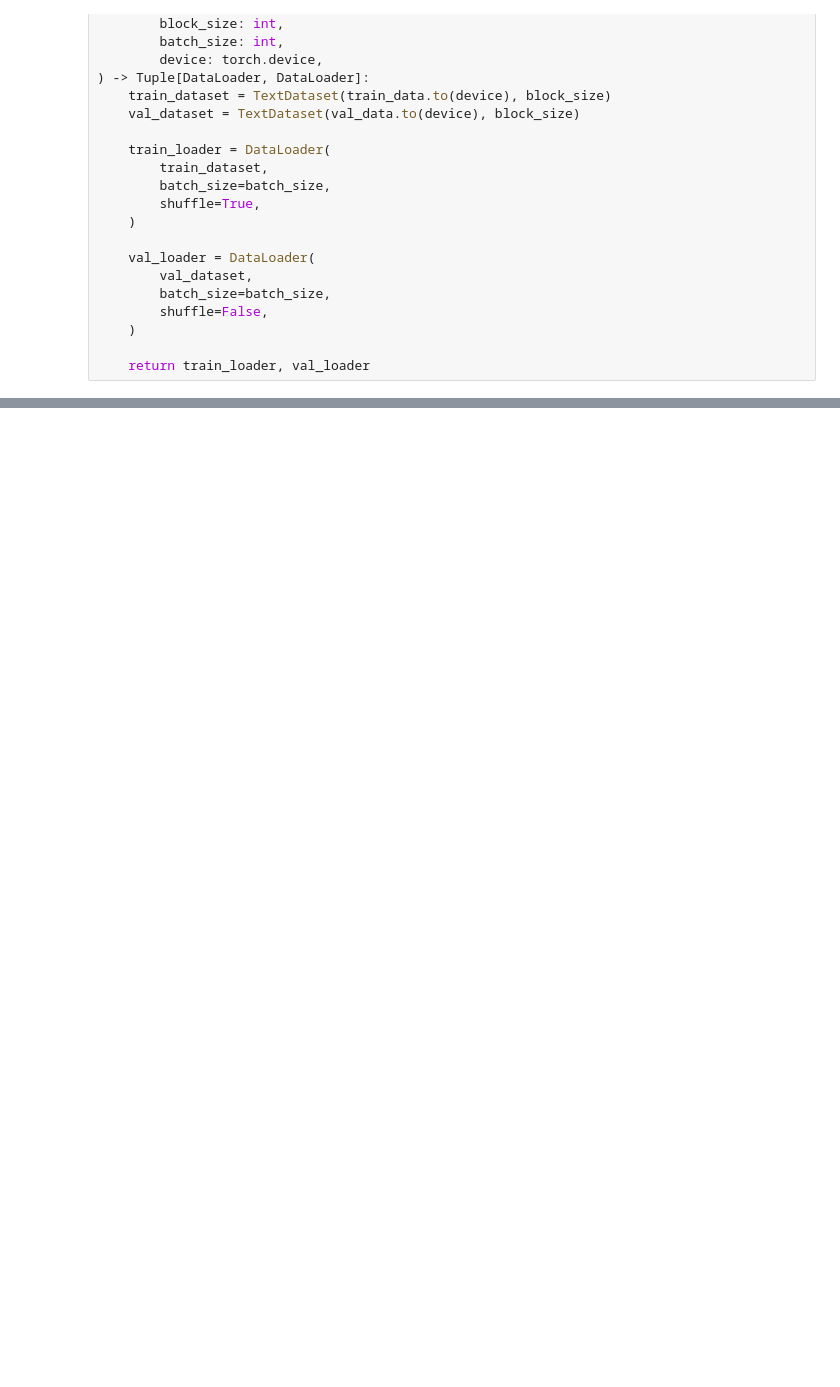
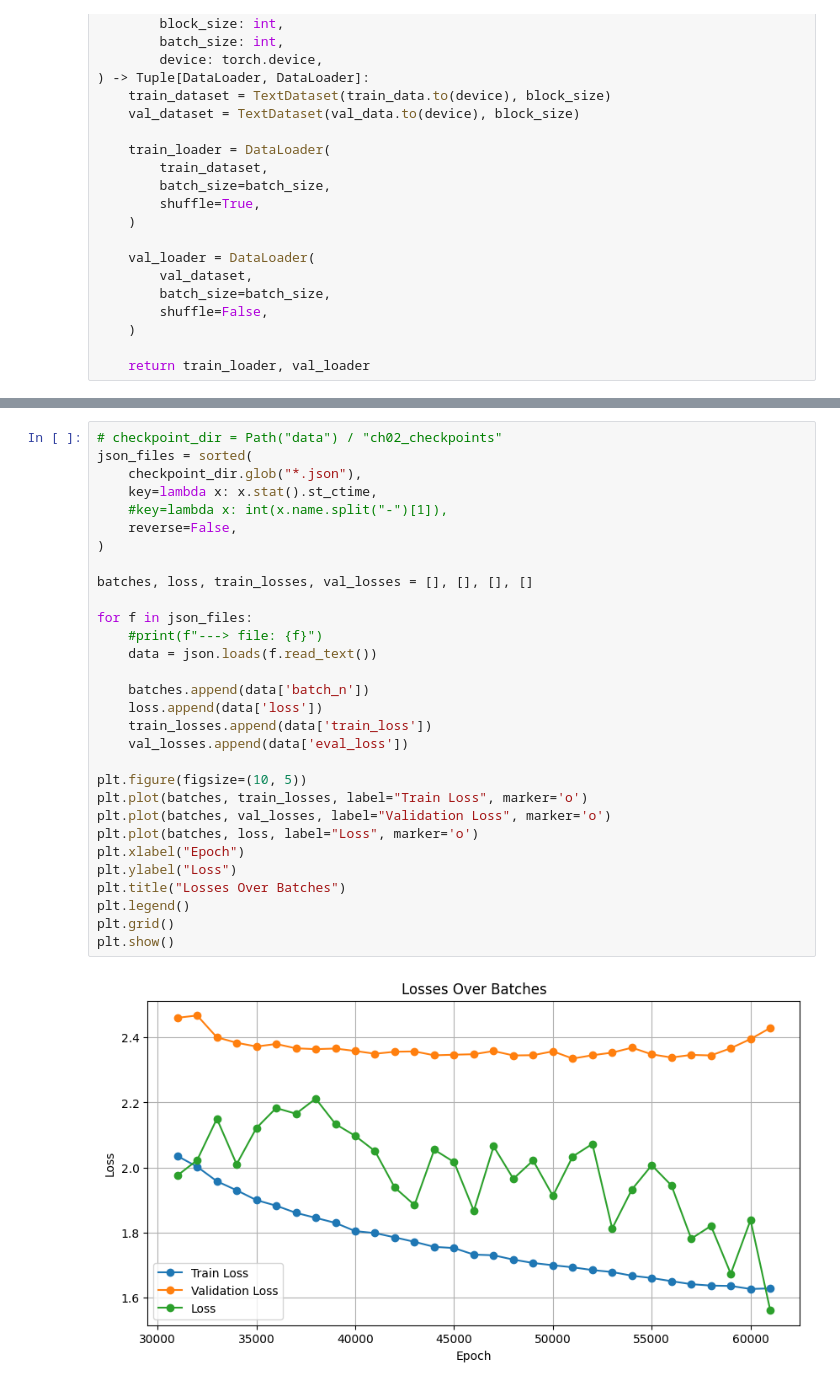
Before and after one commit to d2jvkpn/exercises, a Jupyter notebook: 2025_ai/Train_Your_Own_LLM/ch02_training_all_batches.ipynb, the cells around one changed output, grey strips where cells are left out. Cells and saved outputs as stored; diff of their text form; blank space fills up the shorter version.

```diff
--- a/2025_ai/Train_Your_Own_LLM/ch02_training_all_batches.ipynb
+++ b/2025_ai/Train_Your_Own_LLM/ch02_training_all_batches.ipynb
@@ -293,0 +249,32 @@ plt.show()
+# %%
+# checkpoint_dir = Path("data") / "ch02_checkpoints"
+json_files = sorted(
+    checkpoint_dir.glob("*.json"),
+    key=lambda x: x.stat().st_ctime,
+    #key=lambda x: int(x.name.split("-")[1]),
+    reverse=False,
+)
+
+batches, loss, train_losses, val_losses = [], [], [], []
+
+for f in json_files:
+    #print(f"---> file: {f}")
+    data = json.loads(f.read_text())
+
+    batches.append(data['batch_n'])
+    loss.append(data['loss'])
+    train_losses.append(data['train_loss'])
+    val_losses.append(data['eval_loss'])
+
+plt.figure(figsize=(10, 5))
+plt.plot(batches, train_losses, label="Train Loss", marker='o')
+plt.plot(batches, val_losses, label="Validation Loss", marker='o')
+plt.plot(batches, loss, label="Loss", marker='o')
+plt.xlabel("Epoch")
+plt.ylabel("Loss")
+plt.title("Losses Over Batches")
+plt.legend()
+plt.grid()
+plt.show()
+# %% [output]
+[figure, added]
```
Also changed, not shown: parts of 9 cells of this notebook, 4 other files.
